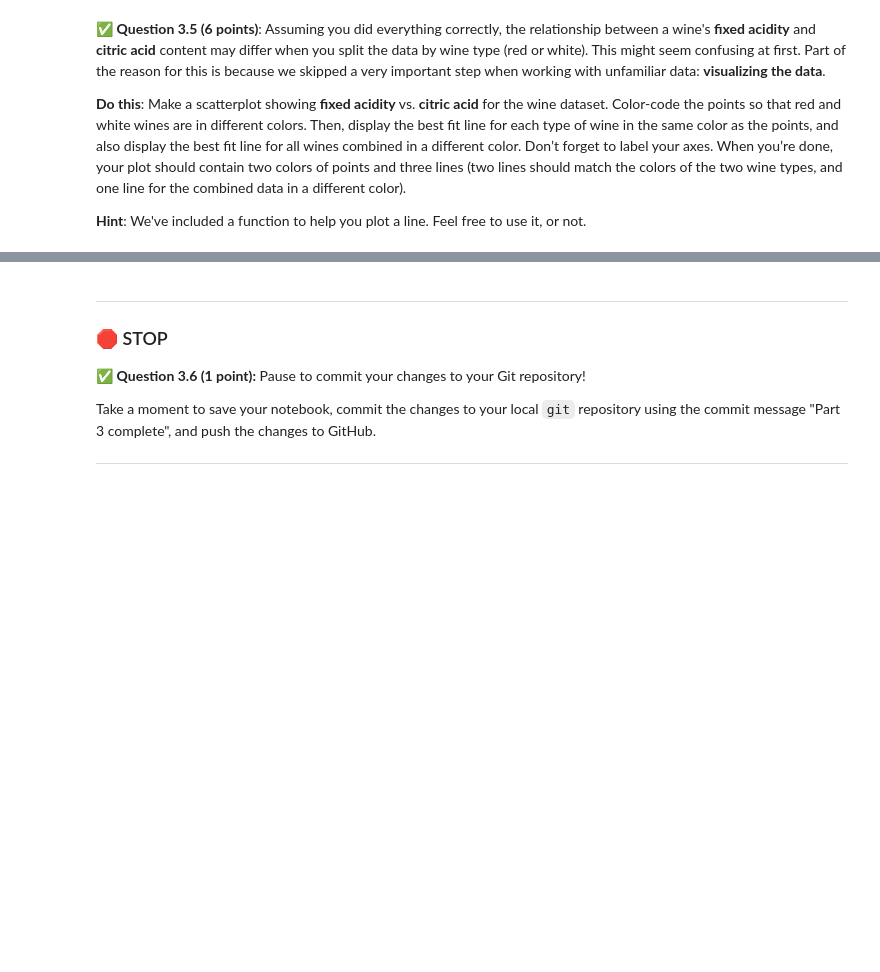
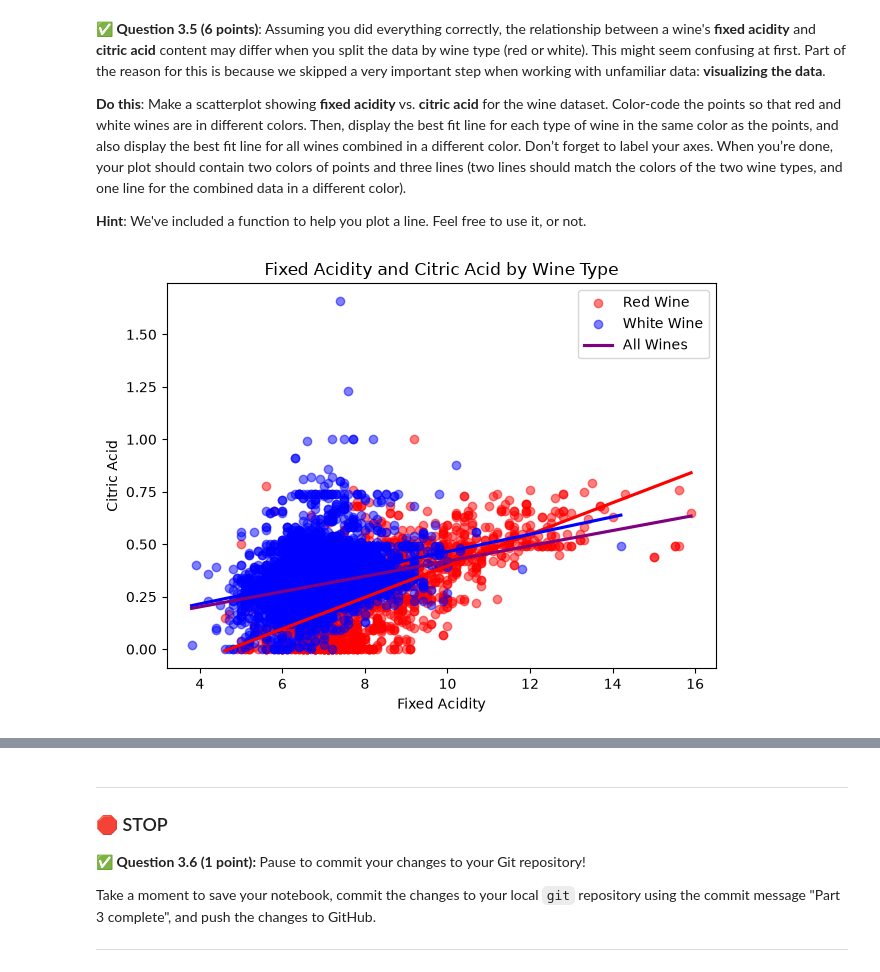
Before and after one commit to andiehart/CMSE202-f26-turnin, a Jupyter notebook: hw3/HW03-Regression-STUDENT.ipynb, the cells around one changed output, grey strips where cells are left out. Saved outputs shown, nothing was run; the diff lists cells and outputs as text; code cells hidden in the pictures; blank space fills up the shorter version.

```diff
--- a/hw3/HW03-Regression-STUDENT.ipynb
+++ b/hw3/HW03-Regression-STUDENT.ipynb
@@ -321,4 +321,12 @@ This regression analysis can reveal subtle patterns in acidity management, helpi
 
 **Important: make sure you are using the _entire_ combined wine dataset, not just a subset.** The first step should be to build a combined dataframe (using `pd.concat`) out of the white and red wine data.
 # %%
-# Put your code here
+import statsmodels.api as sm
+
+wine = pd.concat([red_wine, white_wine], ignore_index = True)
+
+X = sm.add_constant(wine['citric acid'])
+y = wine['fixed acidity']
+model = sm.OLS(y, X)
+results = model.fit()
+print(results.summary())
@@ -393,3 +467,22 @@ def plot_line(slope, intercept, xmin, xmax, color):
+# %%
+sns.regplot(data = red_wine, x = 'fixed acidity', y = 'citric acid', color =  'red', ci = None,
+            scatter_kws = {'alpha': 0.5}, label = 'Red Wine')
+
+sns.regplot(data = white_wine, x = 'fixed acidity', y = 'citric acid', color = 'blue', ci = None,
+            scatter_kws = {'alpha': 0.5}, label = 'White Wine')
+
+
+sns.regplot(data = wine, x = 'fixed acidity', y = 'citric acid', color = 'purple', scatter = False, ci = None,
+            label = 'All Wines')
+
+plt.xlabel('Fixed Acidity')
+plt.ylabel('Citric Acid')
+plt.title('Fixed Acidity and Citric Acid by Wine Type')
+plt.legend()
+plt.tight_layout()
+plt.show()
+# %% [output]
+[figure, added]
 # %% [markdown]
 <!-- END QUESTION -->
 <!-- DO NOT MODIFY OR DELETE THIS CELL. Make sure your solution to the question above is in the cell(s) above this one. -->
```
Also changed, not shown: parts of 7 cells of this notebook, 2 other files.
